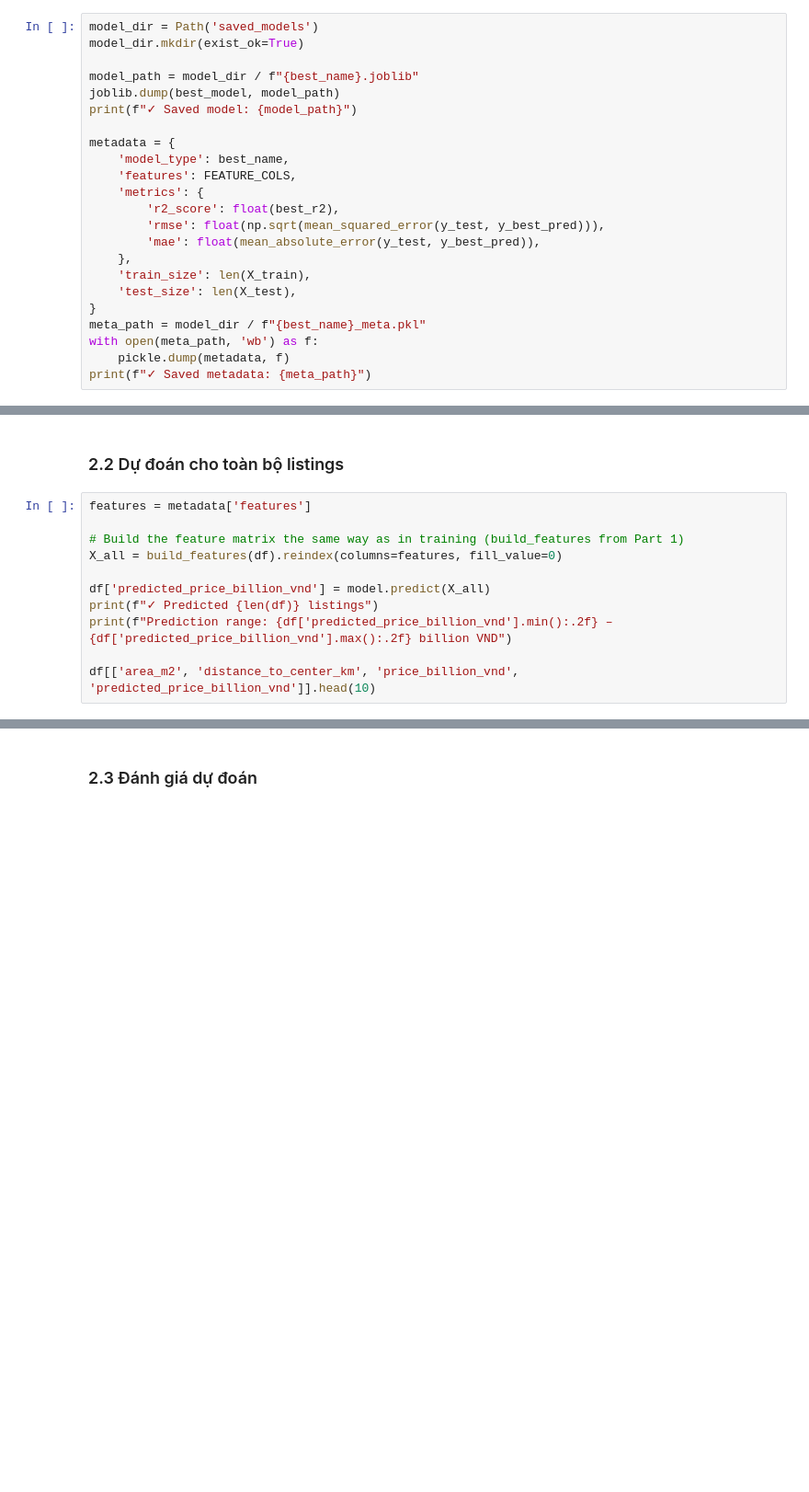
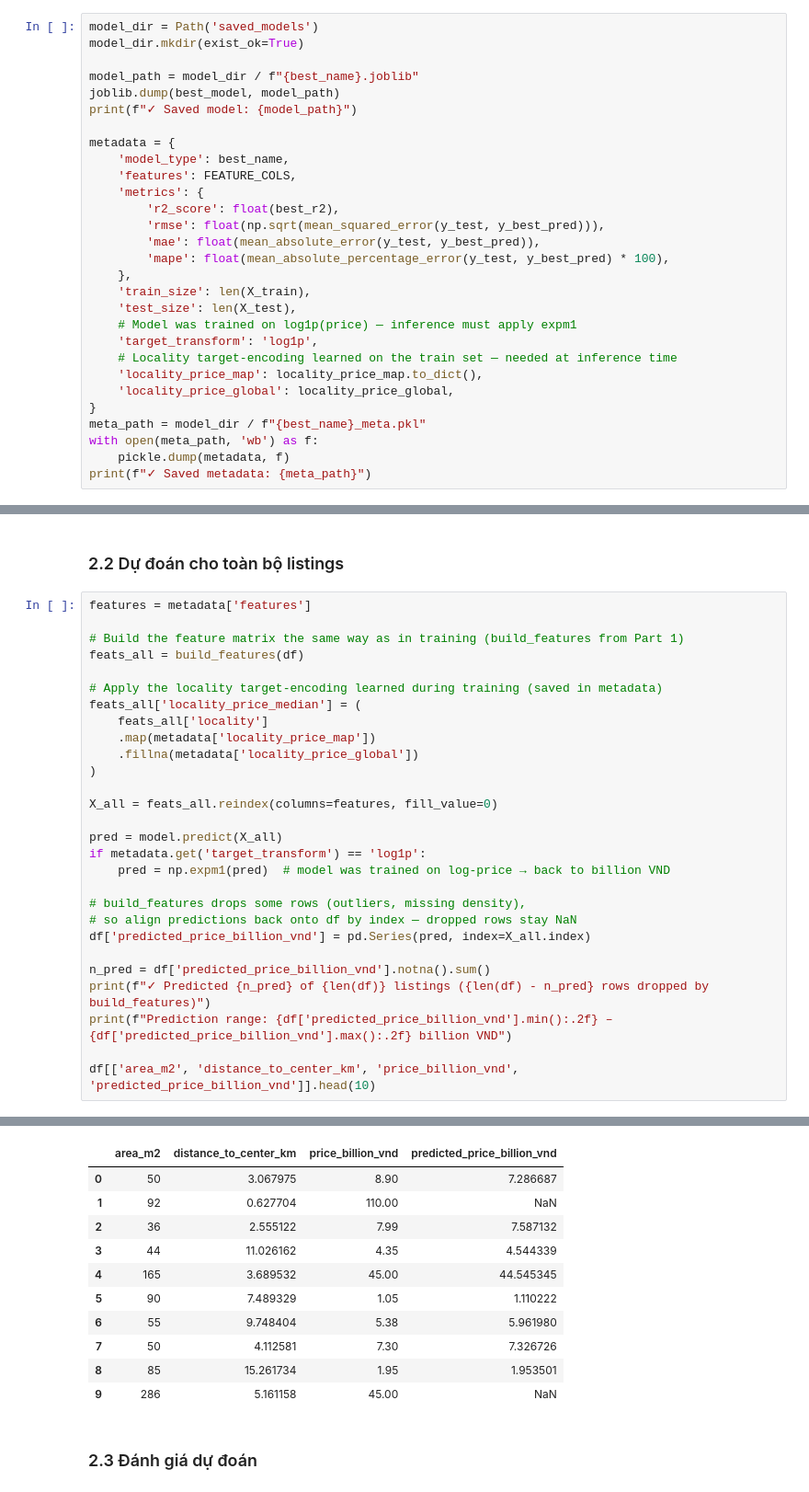
Before and after one commit to Lenhan231/Real-Estate-Valuation, a Jupyter notebook: models/train.ipynb, the cells around one changed output, grey strips where cells are left out. Shown at 92% size. Drawn from its saved outputs; the diff is of its cells as text; blank space fills up the shorter version.

```diff
--- a/models/train.ipynb
+++ b/models/train.ipynb
@@ -328,9 +476,15 @@ metadata = {
         'r2_score': float(best_r2),
         'rmse': float(np.sqrt(mean_squared_error(y_test, y_best_pred))),
         'mae': float(mean_absolute_error(y_test, y_best_pred)),
+        'mape': float(mean_absolute_percentage_error(y_test, y_best_pred) * 100),
     },
     'train_size': len(X_train),
     'test_size': len(X_test),
+    # Model was trained on log1p(price) — inference must apply expm1
+    'target_transform': 'log1p',
+    # Locality target-encoding learned on the train set — needed at inference time
+    'locality_price_map': locality_price_map.to_dict(),
+    'locality_price_global': locality_price_global,
 }
 meta_path = model_dir / f"{best_name}_meta.pkl"
 with open(meta_path, 'wb') as f:
@@ -364,10 +526,28 @@ print(f"  R²: {metadata['metrics']['r2_score']:.4f} | RMSE: {metadata['metrics'
 features = metadata['features']
 
 # Build the feature matrix the same way as in training (build_features from Part 1)
-X_all = build_features(df).reindex(columns=features, fill_value=0)
+feats_all = build_features(df)
 
-df['predicted_price_billion_vnd'] = model.predict(X_all)
-print(f"✓ Predicted {len(df)} listings")
+# Apply the locality target-encoding learned during training (saved in metadata)
+feats_all['locality_price_median'] = (
+    feats_all['locality']
+    .map(metadata['locality_price_map'])
+    .fillna(metadata['locality_price_global'])
+)
+
+X_all = feats_all.reindex(columns=features, fill_value=0)
+
+pred = model.predict(X_all)
+if metadata.get('target_transform') == 'log1p':
+    pred = np.expm1(pred)  # model was trained on log-price → back to billion VND
+
+# build_features drops some rows (outliers, missing density),
+# so align predictions back onto df by index — dropped rows stay NaN
+df['predicted_price_billion_vnd'] = pd.Series(pred, index=X_all.index)
+
+n_pred = df['predicted_price_billion_vnd'].notna().sum()
+print(f"✓ Predicted {n_pred} of {len(df)} listings ({len(df) - n_pred} rows dropped by build_features)")
 print(f"Prediction range: {df['predicted_price_billion_vnd'].min():.2f} – {df['predicted_price_billion_vnd'].max():.2f} billion VND")
 
 df[['area_m2', 'distance_to_center_km', 'price_billion_vnd', 'predicted_price_billion_vnd']].head(10)
+# %% [output]
@@ -374,3 +557,14 @@ df[['area_m2', 'distance_to_center_km', 'price_billion_vnd', 'predicted_price_bi
+|  | area_m2 | distance_to_center_km | price_billion_vnd | predicted_price_billion_vnd |
+| 0 | 50 | 3.067975 | 8.90 | 7.286687 |
+| 1 | 92 | 0.627704 | 110.00 | NaN |
+| 2 | 36 | 2.555122 | 7.99 | 7.587132 |
+| 3 | 44 | 11.026162 | 4.35 | 4.544339 |
+| 4 | 165 | 3.689532 | 45.00 | 44.545345 |
+| 5 | 90 | 7.489329 | 1.05 | 1.110222 |
+| 6 | 55 | 9.748404 | 5.38 | 5.961980 |
+| 7 | 50 | 4.112581 | 7.30 | 7.326726 |
+| 8 | 85 | 15.261734 | 1.95 | 1.953501 |
+| 9 | 286 | 5.161158 | 45.00 | NaN |
 # %% [markdown]
 ### 2.3 Đánh giá dự đoán
 # %%
```
Also changed, not shown: parts of 34 cells of this notebook, 34 other files.
